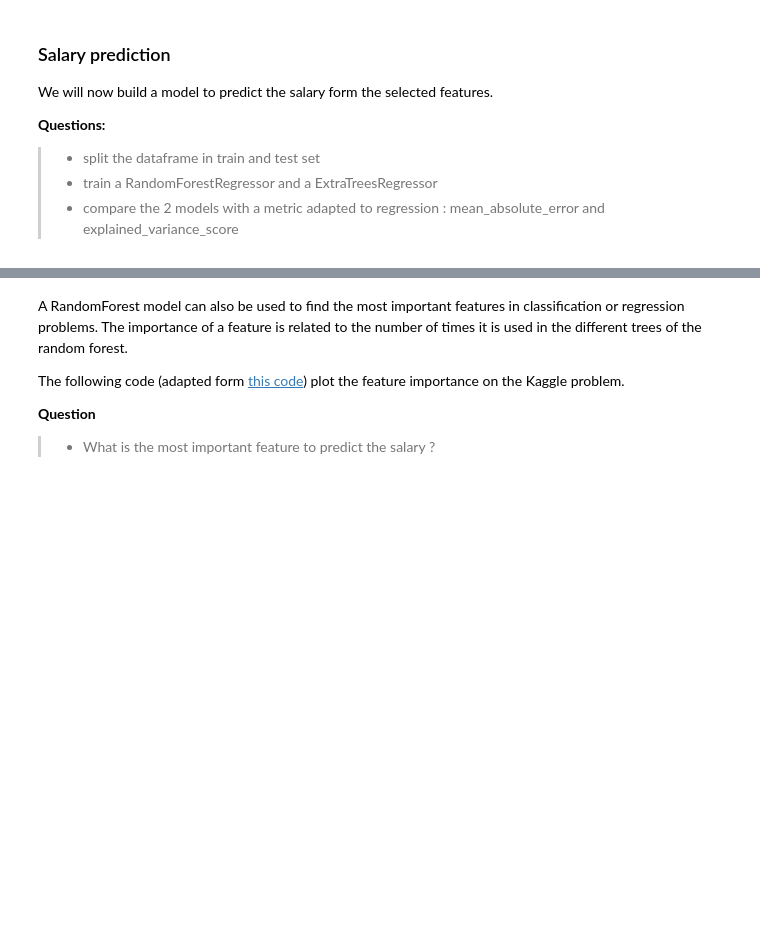
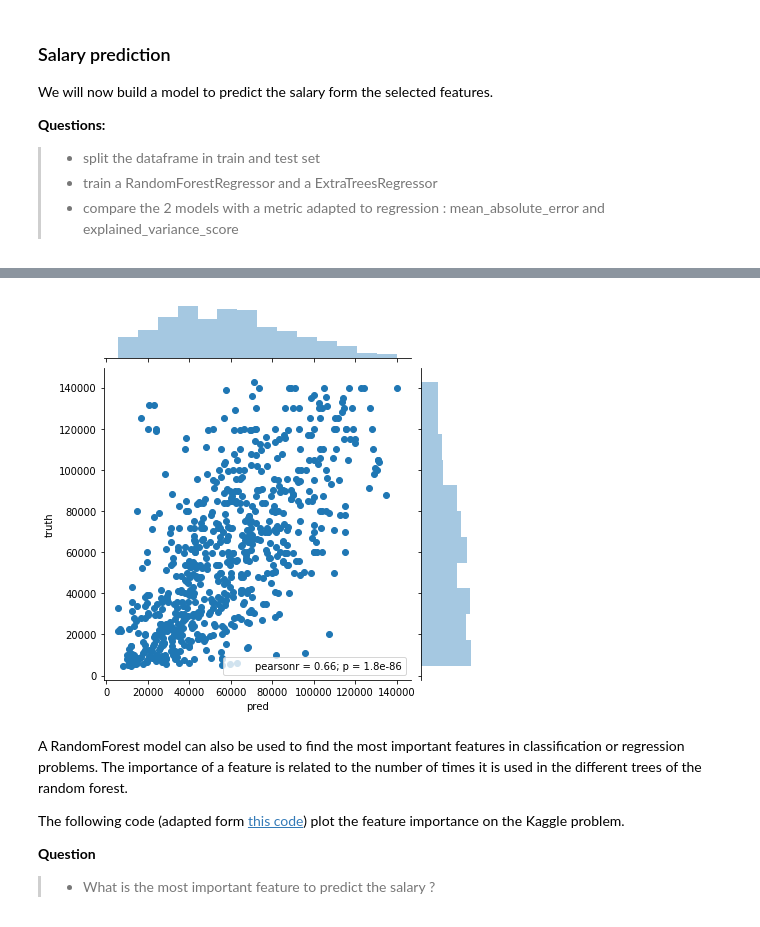
Before and after one commit to kermorvant/ml, a Jupyter notebook: notebooks/tree_kaggle.ipynb, the cells around one changed output, grey strips where cells are left out. Drawn from its saved outputs; the diff is of its cells as text; code cells hidden in the pictures; blank space fills up the shorter version.

```diff
--- a/notebooks/tree_kaggle.ipynb
+++ b/notebooks/tree_kaggle.ipynb
@@ -98,6 +166,7 @@ _  = sns.countplot(data=df,y='MajorSelect',order = df['MajorSelect'].value_count
 
 Some of the values for the selected variables may be missing. We could ignore all the example with missing variable but it would reduce the size of the dataset. The best way to keep the sample with missing values is to fill the missing values. Many technics are possible, but in our case, we wil simply fill the missing values of the age with the mean age.
 # %%
-df.loc['age'] = df['Age'].fillna(df['Age'].mean())
-print ("number of missing values is",df['Age'].isnull().sum())
+print ("before filling, number of missing values is",df['Age'].isnull().sum())
+df['Age'].fillna(df['Age'].mean(),inplace=True)
+print ("after filling, number of missing values is",df['Age'].isnull().sum())
 df['Age'].describe()
@@ -166,7 +282,7 @@ from sklearn.metrics import explained_variance_score
 X_train, X_test, y_train, y_test = train_test_split(X, y, test_size=0.2, random_state=32)# YOUR CODE HERE
 
 # train a random forest regressor
-forest = RandomForestRegressor()
+forest = RandomForestRegressor(n_estimators=1000)
 forest.fit(X_train, y_train)
 
 # evaluate the random forest with regression metrics
@@ -176,7 +292,7 @@ from sklearn.metrics import explained_variance_score
 print ('Explained variance score:',explained_variance_score(y_test, y_pred))
 
 
-etree = ExtraTreesRegressor()
+etree = ExtraTreesRegressor(n_estimators=1000)
 etree.fit(X_train, y_train)
 ey_pred = etree.predict(X_test)
 print ('Mean absolute error:',mean_absolute_error(y_test, ey_pred))
@@ -183,0 +305,3 @@ print ('Explained variance score:',explained_variance_score(y_test, ey_pred))
+# %%
+ts = pd.DataFrame({'pred':ey_pred,'truth':y_test})
+ts.head()
@@ -184,3 +315,9 @@ print ('Explained variance score:',explained_variance_score(y_test, ey_pred))
+# %%
+ts.sort_values(by=['truth'], axis=0,inplace=True)
+# %%
+sns.jointplot(data=ts,x='pred',y='truth');
+# %% [output]
+[figure, added]
 # %% [markdown]
 A RandomForest model can also be used to find the most important features in classification or regression problems. The importance of a feature is related to the number of times it is used in the different trees of the random forest.
 
```
Also changed, not shown: parts of 21 cells of this notebook, 3 other files.
